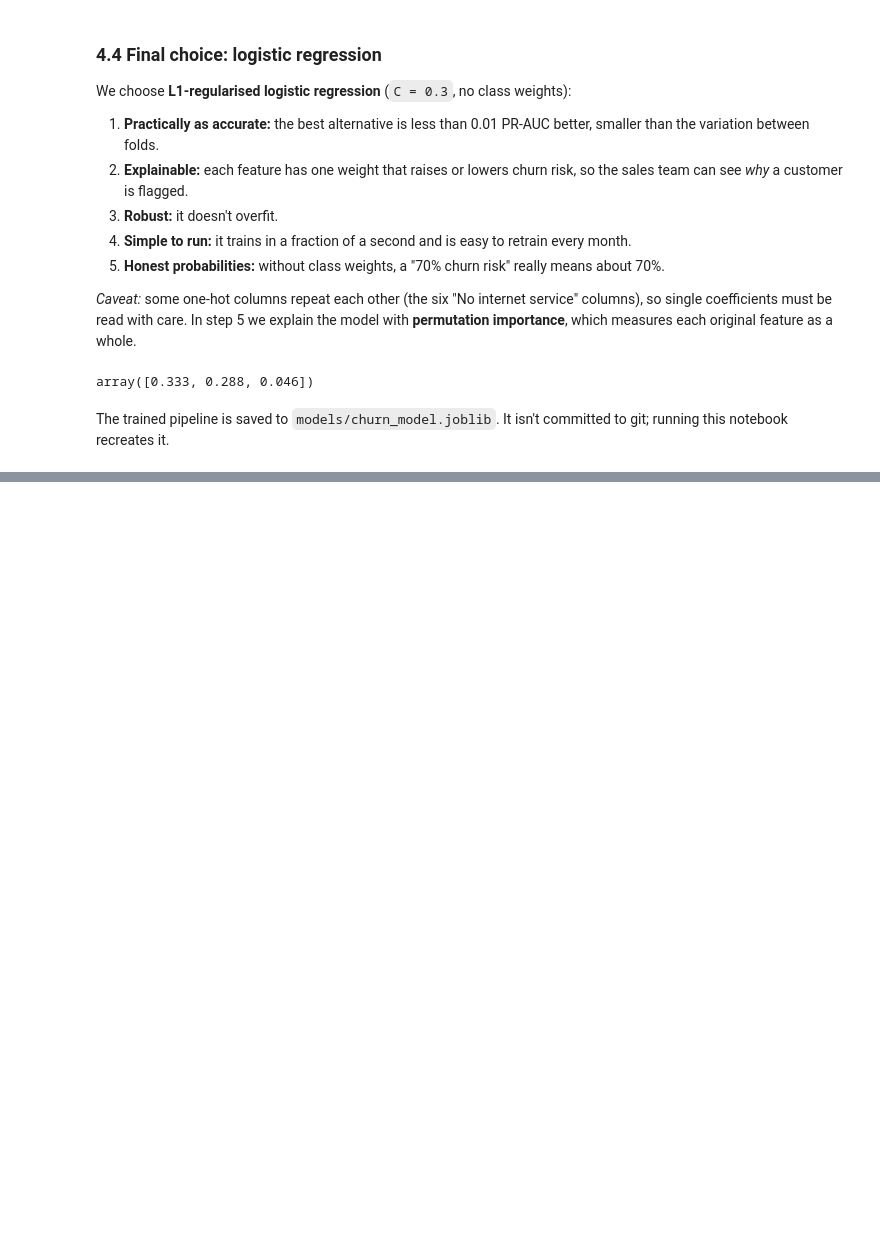
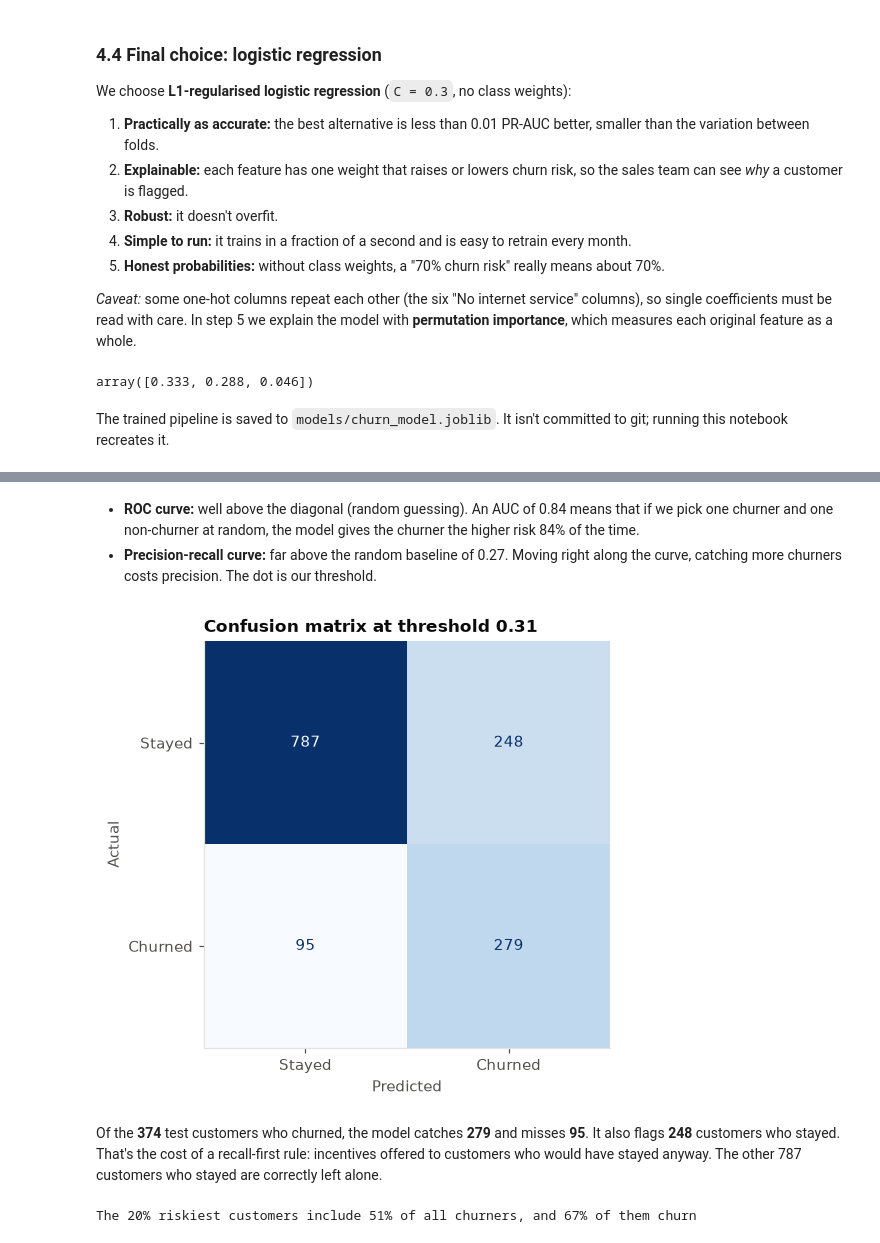
Before and after one commit to MuteMuty/telco-churn, a Jupyter notebook: notebooks/churn_analysis.ipynb, the cells around one changed output, grey strips where cells are left out. Saved outputs shown, nothing was run; the diff lists cells and outputs as text; code cells hidden in the pictures; blank space fills up the shorter version.

```diff
--- a/notebooks/churn_analysis.ipynb
+++ b/notebooks/churn_analysis.ipynb
@@ -471,0 +554,17 @@ The trained pipeline is saved to `models/churn_model.joblib`. It isn't committed
+# %% [markdown]
+- **ROC curve:** well above the diagonal (random guessing). An AUC of 0.84 means that if we pick one churner and one non-churner at random, the model gives the churner the higher risk 84% of the time.
+- **Precision-recall curve:** far above the random baseline of 0.27. Moving right along the curve, catching more churners costs precision. The dot is our threshold.
+# %%
+plot_confusion_matrix(y_test, test_proba, threshold)
+plt.show()
+# %% [output]
+[figure, added]
+# %% [markdown]
+Of the **374** test customers who churned, the model catches **279** and misses **95**. It also flags **248** customers who stayed. That's the cost of a recall-first rule: incentives offered to customers who would have stayed anyway. The other 787 customers who stayed are correctly left alone.
+# %%
+# if the campaign can only contact a fixed share of customers: take the riskiest first
+top_20 = test_proba >= np.quantile(test_proba, 0.8)
+print(f"The 20% riskiest customers include {y_test[top_20].sum() / y_test.sum():.0%} "
+      f"of all churners, and {y_test[top_20].mean():.0%} of them churn")
+# %% [output]
+The 20% riskiest customers include 51% of all churners, and 67% of them churn
```
Also changed, not shown: parts of 19 cells of this notebook, 2 other files.
